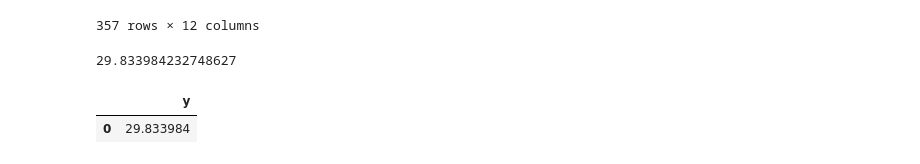
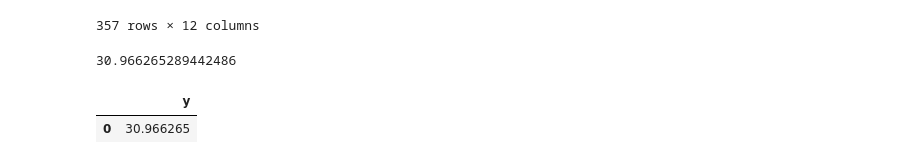
Before and after one commit to chouhandiksha/bigdataproject, a Jupyter notebook: sketch/justin/COMPAREwith2019_Clean_CH_2020_Social_Distancing_Dataset.ipynb, the cells around one changed output. Saved outputs shown, nothing was run; the diff lists cells and outputs as text; code cells hidden in the pictures.

```diff
--- a/sketch/justin/COMPAREwith2019_Clean_CH_2020_Social_Distancing_Dataset.ipynb
+++ b/sketch/justin/COMPAREwith2019_Clean_CH_2020_Social_Distancing_Dataset.ipynb
@@ -535,14 +535,14 @@ grouped_rolling
 | 2020-12-31 00:00:00+00:00 | 76.044753 | 27.208193 | 5.488999 | 2.902700 | 32.814026 | 7.449547 | ... |
 357 rows × 12 columns
 # %%
-stat_2019.loc['mean','completely_home']
+stat_2019.loc['mean','percentage_completely_home']
 # %% [output]
-29.833984232748627
+30.966265289442486
 # %%
-pd.DataFrame({'y':[stat_2019.loc['mean','completely_home']]})
+pd.DataFrame({'y':[stat_2019.loc['mean','percentage_completely_home']]})
 # %% [output]
 |  | y |
-| 0 | 29.833984 |
+| 0 | 30.966265 |
 # %%
 #Visualising mobility
 
```
Also changed, not shown: parts of 3 cells of this notebook.
